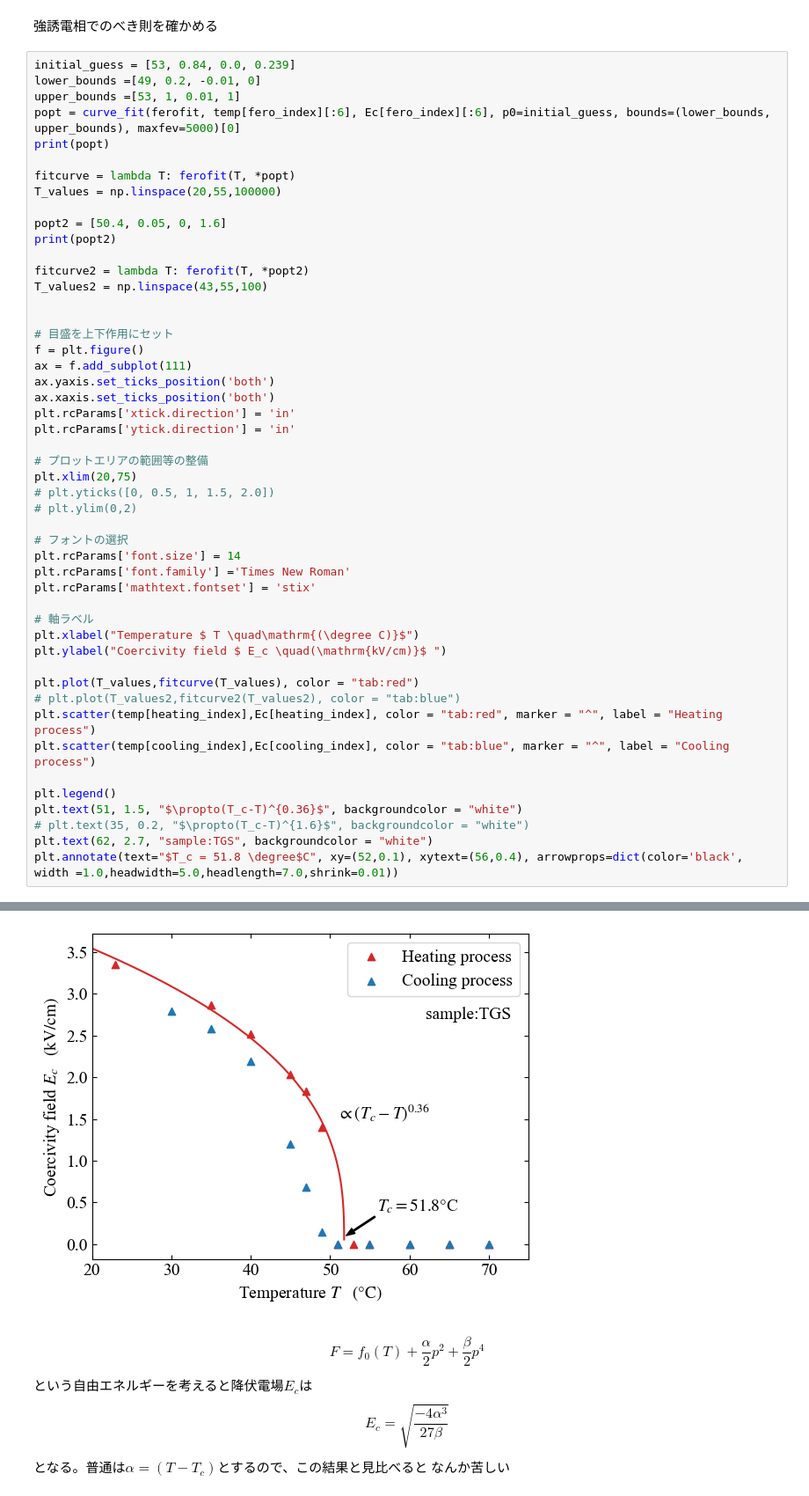
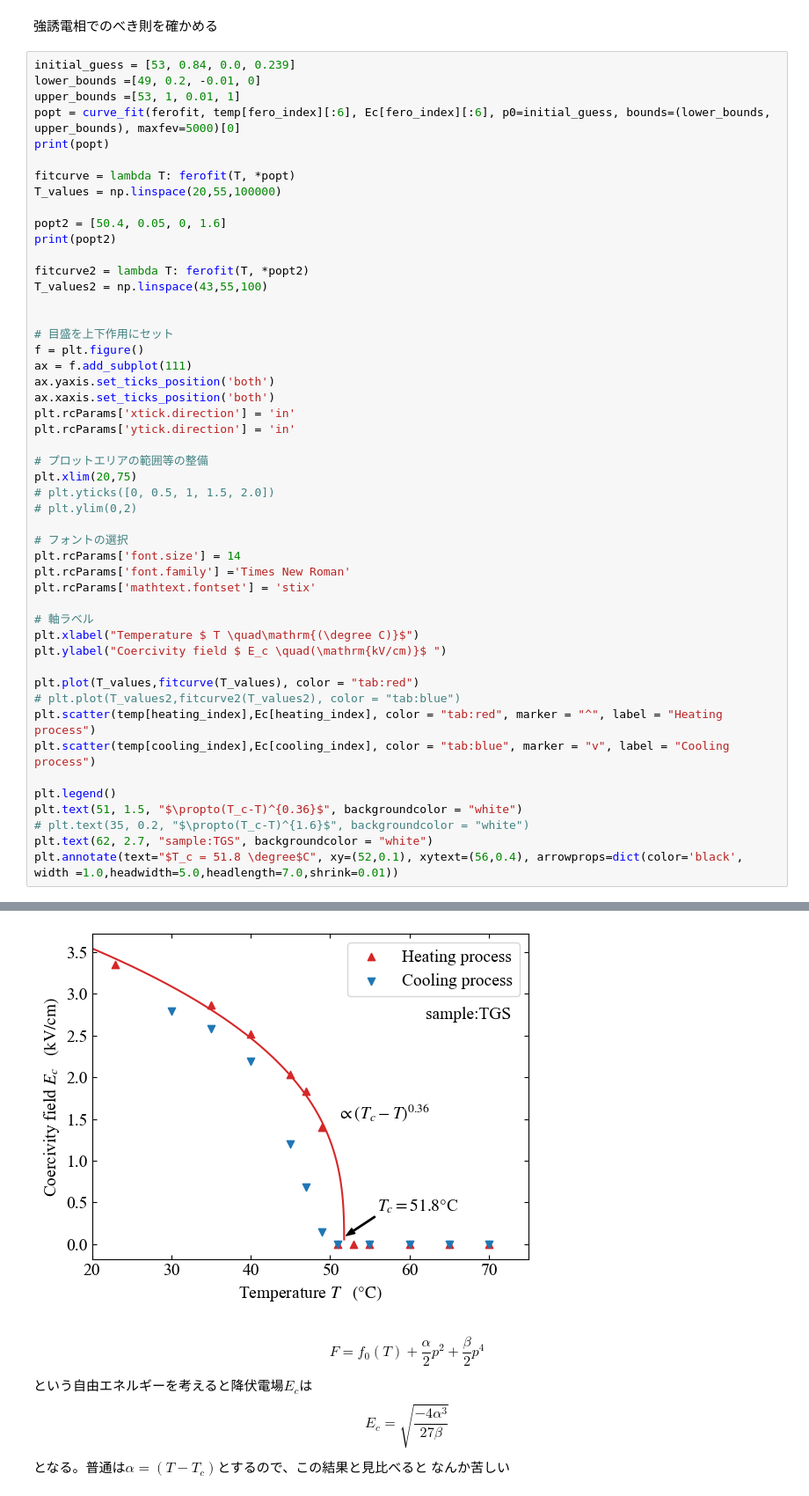
Before and after one commit to xiang-gong3944/----, a Jupyter notebook: 2024_10_04_ヒステリシス/data/2024_10_11.ipynb, the cells around one changed output, grey strips where cells are left out. Shown at 88% size. Cells and saved outputs as stored; diff of their text form.

```diff
--- a/2024_10_04_ヒステリシス/data/2024_10_11.ipynb
+++ b/2024_10_04_ヒステリシス/data/2024_10_11.ipynb
@@ -309,35 +309,35 @@ ax.xaxis.set_ticks_position('both')
 plt.rcParams['xtick.direction'] = 'in'
 plt.rcParams['ytick.direction'] = 'in'
 
 # プロットエリアの範囲等の整備
 plt.xlim(20,75)
 # plt.yticks([0, 0.5, 1, 1.5, 2.0])
 # plt.ylim(0,2)
 
 # フォントの選択
 plt.rcParams['font.size'] = 14
 plt.rcParams['font.family'] ='Times New Roman'
 plt.rcParams['mathtext.fontset'] = 'stix'
 
 # 軸ラベル
 plt.xlabel("Temperature $ T \quad\mathrm{(\degree C)}$")
 plt.ylabel("Coercivity field $ E_c \quad(\mathrm{kV/cm)}$ ")
 
 plt.plot(T_values,fitcurve(T_values), color = "tab:red")
 # plt.plot(T_values2,fitcurve2(T_values2), color = "tab:blue")
 plt.scatter(temp[heating_index],Ec[heating_index], color = "tab:red", marker = "^", label = "Heating process")
-plt.scatter(temp[cooling_index],Ec[cooling_index], color = "tab:blue", marker = "^", label = "Cooling process")
+plt.scatter(temp[cooling_index],Ec[cooling_index], color = "tab:blue", marker = "v", label = "Cooling process")
 
 plt.legend()
 plt.text(51, 1.5, "$\propto(T_c-T)^{0.36}$", backgroundcolor = "white")
 # plt.text(35, 0.2, "$\propto(T_c-T)^{1.6}$", backgroundcolor = "white")
 plt.text(62, 2.7, "sample:TGS", backgroundcolor = "white")
 plt.annotate(text="$T_c = 51.8 \degree$C", xy=(52,0.1), xytext=(56,0.4), arrowprops=dict(color='black', width =1.0,headwidth=5.0,headlength=7.0,shrink=0.01))
 # %% [output]
 [5.17766784e+01 1.00000000e+00 1.00000000e-02 3.64965614e-01]
 [50.4, 0.05, 0, 1.6]
 Text(56, 0.4, '$T_c = 51.8 \\degree$C')
-[figure, old version]
+[figure, new version]
 # %% [markdown]
 $$
     F = f_0(T) + \frac{\alpha}{2}p^2 + \frac{\beta}{2}p^4
```
Also changed, not shown: parts of 6 cells of this notebook, 7 other files.
